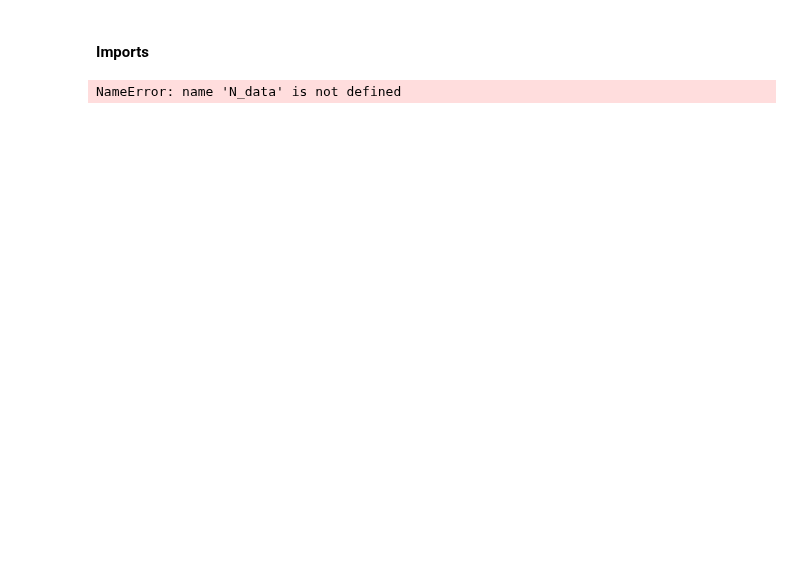
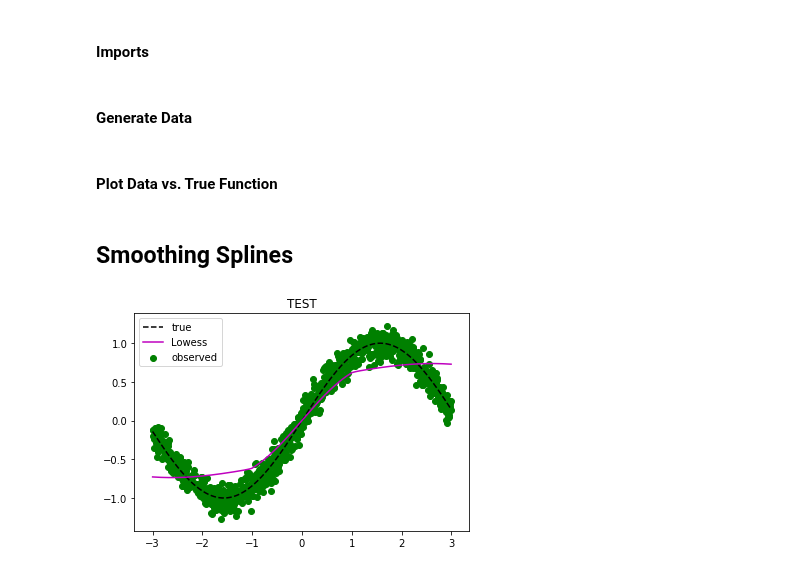
Before and after one commit to AnastasisKratsios/NEU_Non_Euclidean_Upgrading, a Jupyter notebook: Data_Generator.ipynb, the cells around one changed output. Drawn from its saved outputs; the diff is of its cells as text; code cells hidden in the pictures; blank space fills up the shorter version.

```diff
--- a/Data_Generator.ipynb
+++ b/Data_Generator.ipynb
@@ -0,0 +1,7 @@
+# %%
+#### TEMP
+# Number of Datapoints
+N_data = 10**3
+# Unknown Function
+def unknown_f(x):
+    return np.sin(x)
@@ -2,15 +11,35 @@
 #### Imports
 # %%
 import numpy as np
+# %% [markdown]
+#### Generate Data
+# %%
+step_size = (3- (-3))/N_data
+data_x = np.arange(-3,3,step_size)
+true_y = unknown_f(data_x)
+data_y = true_y +np.random.normal(0,noise_level,len(true_y))
+# %% [markdown]
+#### Plot Data vs. True Function
 # %%
-step_size = (3- (-3))/N_data
-data_x = np.arange(-3,3,)
-true_y = unknown_f(data_x)
-data_y = true_y +np.random.normal(0,.1,len(true_y))
 plt.plot(data_x,true_y,color='b',label='true')
 plt.scatter(data_x,data_y,color='g',label='observed')
 plt.legend(loc="upper left")
 plt.title("TEST")
 plt.show()
-# %% [output]
-NameError: name 'N_data' is not defined
+# %% [markdown]
+## Smoothing Splines
+# %%
+import matplotlib.pyplot as plt
+# Plot Models
+plt.plot(data_x,true_y,color='k',label='true',linestyle='--')
+#plt.plot(data_x,NEU_prediction,color='g',label='NEU-OLS')
+plt.plot(data_x,f_hat_lowess,color='m',label='Lowess')
+#plt.plot(data_x,model_pred_y,color='r',label='OLS')
+
+# Add Legends
+plt.scatter(data_x,data_y,color='g',label='observed')
+plt.legend(loc="upper left")
+plt.title("TEST")
+plt.show()
+# %% [output]
+[figure, added]
```
Also changed, not shown: parts of 1 cell of this notebook, 2 other files.
